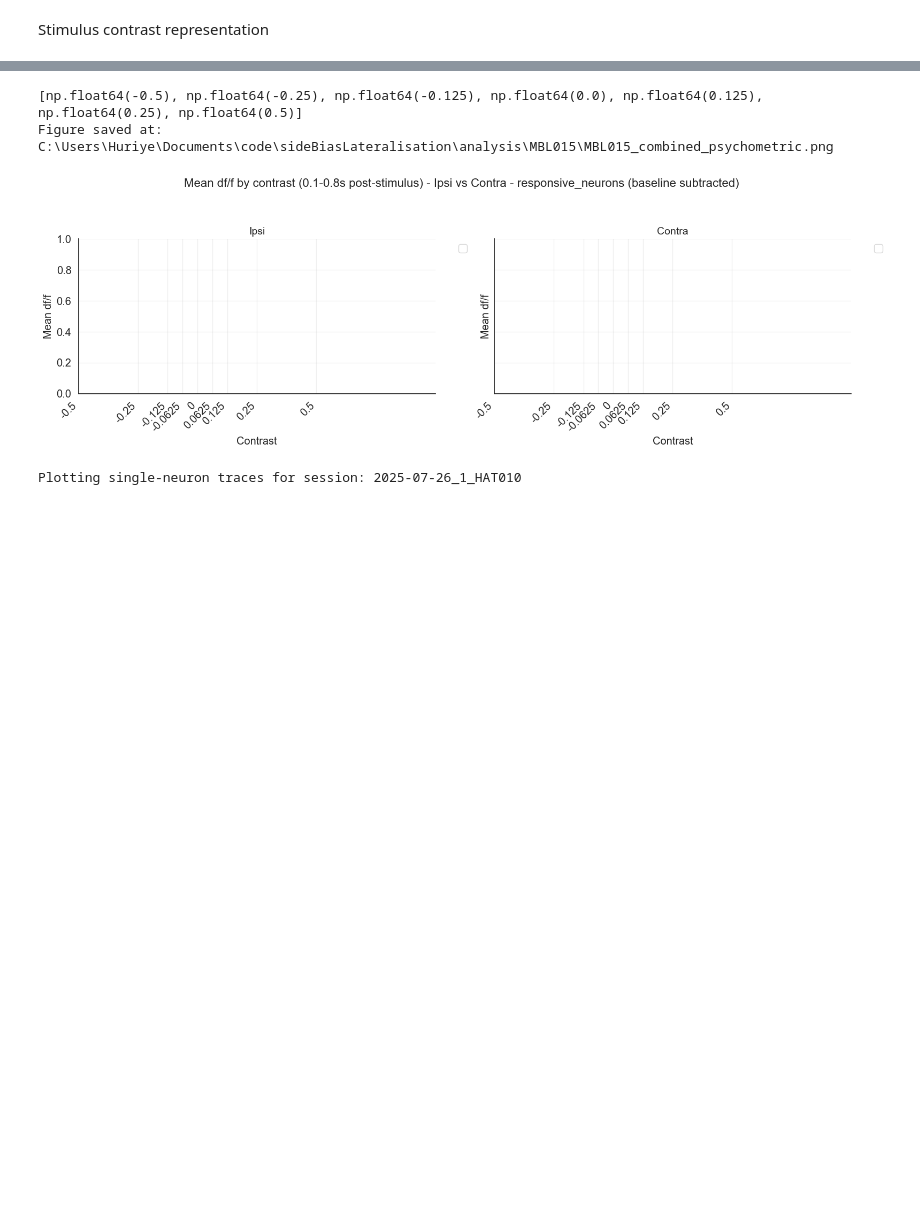
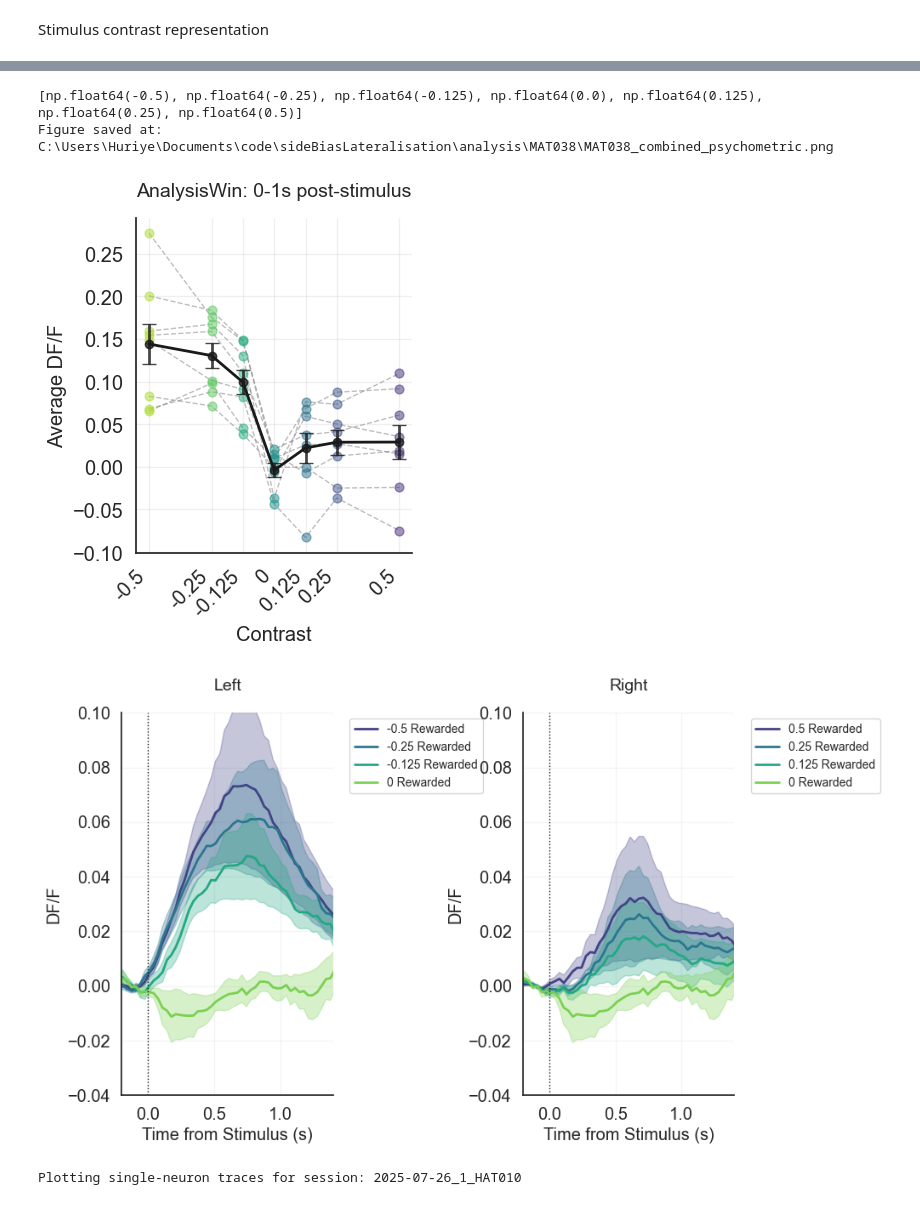
Before and after one commit to huriyeatg/sideBiasLateralisation, a Jupyter notebook: sideBiasLateralisation_InitialAnalysis.ipynb, the cells around one changed output, grey strips where cells are left out. Drawn from its saved outputs; the diff is of its cells as text; code cells hidden in the pictures; blank space fills up the shorter version.

```diff
--- a/sideBiasLateralisation_InitialAnalysis.ipynb
+++ b/sideBiasLateralisation_InitialAnalysis.ipynb
@@ -24,12 +55,12 @@ import pickle
 # %%
-animalList= ['HA011']
+animalList= ['MAT038']
 info = mfun.analysis(animalList=animalList)
 info.recordingList = info.recordingList[
     (info.recordingList['performance'] > 60) &
     (info.recordingList['twoP']) &
     (info.recordingList['duration'] > 20)
     ].reset_index(drop=True)
-print('Total Session fits the selection: ' +  str(info.recordingList.shape[0]))
+print('Total Session: ' +  str(info.recordingList.shape[0]))
 info = mfun.update_info(info)
 info.recordingList = info.recordingList[(info.recordingList['imagingDataExtracted']) & (info.recordingList['twoP'])].reset_index(drop=True)
 print('Total Session fits the selection: ' +  str(info.recordingList.shape[0]))
@@ -93,58 +127,73 @@ Completed stimulus-aligned activity by combined contrasts for all sessions.
 # %%
 # ALL SESSIONS: Mean trace Stimulus Contrasts Representation
 figure_path = os.path.join(info.analysisPath, animalList[0])
+
+if not os.path.exists(figure_path):
+    os.makedirs(figure_path)
 
 # Plot combined psychometric
 pfun.plot_combined_psychometric(
     info=info,
     save_path=figure_path
   # Will use default path if None
 )
 
-if not os.path.exists(figure_path):
-    os.makedirs(figure_path)
+###
+pfun.set_figure()
+fig = plt.figure(constrained_layout=False, figsize=(8, 5)) # 8,11 for full A4 page
+
+gs_contrast  = fig.add_gridspec(ncols=2, nrows=1, bottom=0, top=0.9, left=0.05, right=0.95,
+                              wspace=0.9, hspace=0.6)
+ax_contrast = {xx: fig.add_subplot(gs_contrast[xx]) for xx in range(2)}
 
 pfun.plot_mean_sem_across_sessions_by_contrasts(
     recordingList=info.recordingList,
     subfolder='responsive_neurons',
     save_path=figure_path,
     alignment='stimulus',
     baseline_window=[-0.2, 0],
-    contrast_conditions = ['-0.125 Rewarded', '-0.25 Rewarded', '-0.5 Rewarded', '0 Rewarded', '0.125 Rewarded', '0.25 Rewarded', '0.5 Rewarded'],
-    title=None
+    contrast_conditions = ['-0.5 Rewarded', '-0.25 Rewarded', '-0.125 Rewarded', '0 Rewarded' ],
+    title='Left',
+    axis =ax_contrast[0],
+    yaxis = (-0.04, 0.1),
 )
-
 pfun.plot_mean_sem_across_sessions_by_contrasts(
     recordingList=info.recordingList,
     subfolder='responsive_neurons',
     save_path=figure_path,
-    contrast_conditions=None,
-    alignment='reward',
+    alignment='stimulus',
     baseline_window=[-0.2, 0],
-    title=None
+    contrast_conditions = ['0.5 Rewarded', '0.25 Rewarded', '0.125 Rewarded', '0 Rewarded' ],
+    title='Right',
+    axis =ax_contrast[1],
+    yaxis = (-0.04, 0.1),
 )
+pfun.save_figure(f'MeanLinePlot_Contrast_Stimuli', figure_path)
 
+####
 pfun.plot_mean_dff_by_contrast( # Average
     recordingList=info.recordingList,
     event_type='stimulus',
-    time_window=[0.1, 0.6],
+    time_window=[0, 1],
     subfolder='responsive_neurons',
     save_path=figure_path,
-    contrasts_rewarded=['-0.125 Rewarded', '-0.25 Rewarded', '-0.5 Rewarded', '0 Rewarded', '0.125 Rewarded', '0.25 Rewarded', '0.5 Rewarded'],
-    contrast_values=[ -0.125, -0.25, -0.5, 0, 0.125, 0.25, 0.5]
+    contrasts_rewarded=['-0.5 Rewarded','-0.25 Rewarded','-0.125 Rewarded'  , '0 Rewarded', '0.125 Rewarded', '0.25 Rewarded', '0.5 Rewarded'],
+    contrast_values=[ -0.5, -0.25, -0.125, 0, 0.125, 0.25, 0.5]
 )
 
-pfun.plot_mean_dff_by_contrast_hemi_ipsi_contra(
-    recordingList=info.recordingList,
-    event_type='stimulus',
-    time_window=[0.1, 0.8],
-    subfolder='responsive_neurons',
-    save_path=figure_path
-)
+
+# pfun.plot_mean_dff_by_contrast_hemi_ipsi_contra(
+#     recordingList=info.recordingList,
+#     event_type='stimulus',
+#     time_window=[0.1, 0.8],
+#     subfolder='responsive_neurons',
+#     save_path=figure_path
+# )
 # %% [output]
 [np.float64(-0.5), np.float64(-0.25), np.float64(-0.125), np.float64(0.0), np.float64(0.125), np.float64(0.25), np.float64(0.5)]
-Figure saved at: C:\Users\Huriye\Documents\code\sideBiasLateralisation\analysis\MBL015\MBL015_combined_psychometric.png
+Figure saved at: C:\Users\Huriye\Documents\code\sideBiasLateralisation\analysis\MAT038\MAT038_combined_psychometric.png
-[figure, old version]
+[figure, new version]
+[figure, added]
 # %%
 # EACH CELL: Stimulus Contrast Representation - Individual cell traces
 # Plot individual cell traces by contrast
```
Also changed, not shown: parts of 3 cells of this notebook, 10 other files.
